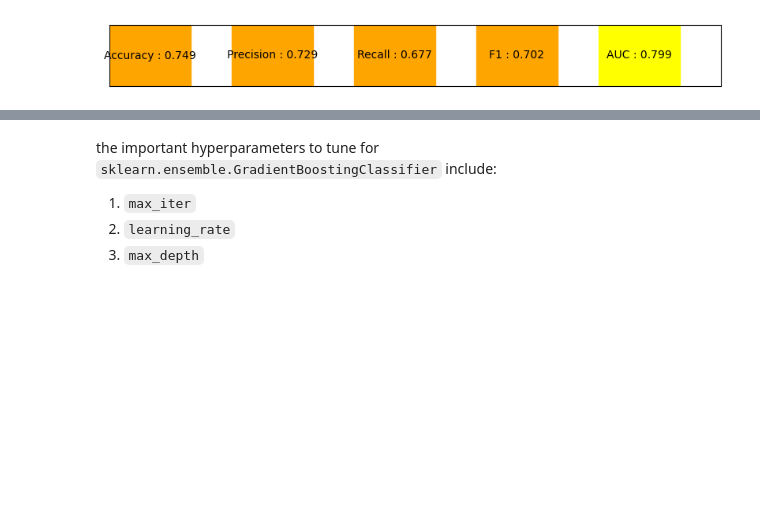
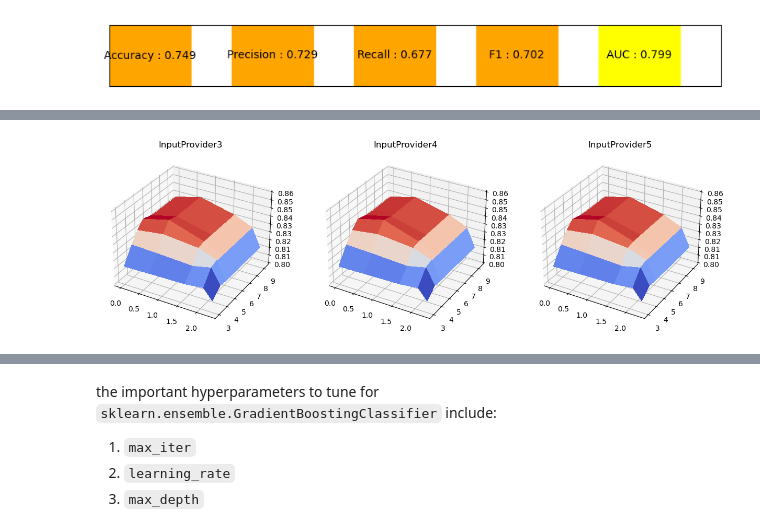
Before and after one commit to shayansm2/kaggle-playground, a Jupyter notebook: nlp-getting-started/hyper-parameter.ipynb, the cells around one changed output, grey strips where cells are left out. Cells and saved outputs as stored; diff of their text form; code cells hidden in the pictures; blank space fills up the shorter version.

```diff
--- a/nlp-getting-started/hyper-parameter.ipynb
+++ b/nlp-getting-started/hyper-parameter.ipynb
@@ -313,0 +418,29 @@ the important hyperparameters to tune for `sklearn.ensemble.RandomForestClassifi
+# %%
+fig, ax = plt.subplots(subplot_kw={"projection": "3d"}, nrows=1, ncols=3, figsize=(15, 5))
+
+# Make data.
+y = [20, 50, 100, 200, 500, 1000, 2000, 5000, 10000]
+x = [1, 2, 5, 8, 10]
+x = np.log(x)
+y = np.log(y)
+x, y = np.meshgrid(x, y)
+
+
+def plot_3d(ax, input_provider_name: str):
+    z = np.array(performances[input_provider_name])
+    ax.plot_surface(x, y, z, cmap=cm.coolwarm, linewidth=0, antialiased=False)
+    ax.set_zlim(0.8, 0.86)
+    ax.zaxis.set_major_locator(LinearLocator(10))
+    ax.zaxis.set_major_formatter('{x:.02f}')
+    ax.set_title(input_provider_name)
+
+
+plot_3d(ax[0], 'InputProvider3')
+plot_3d(ax[1], 'InputProvider4')
+plot_3d(ax[2], 'InputProvider5')
+# Add a color bar which maps values to colors.
+fig.colorbar(surf, shrink=0.5, aspect=5)
+
+plt.show()
+# %% [output]
+[figure, added]
```
Also changed, not shown: parts of 14 cells of this notebook, 1 other file.
